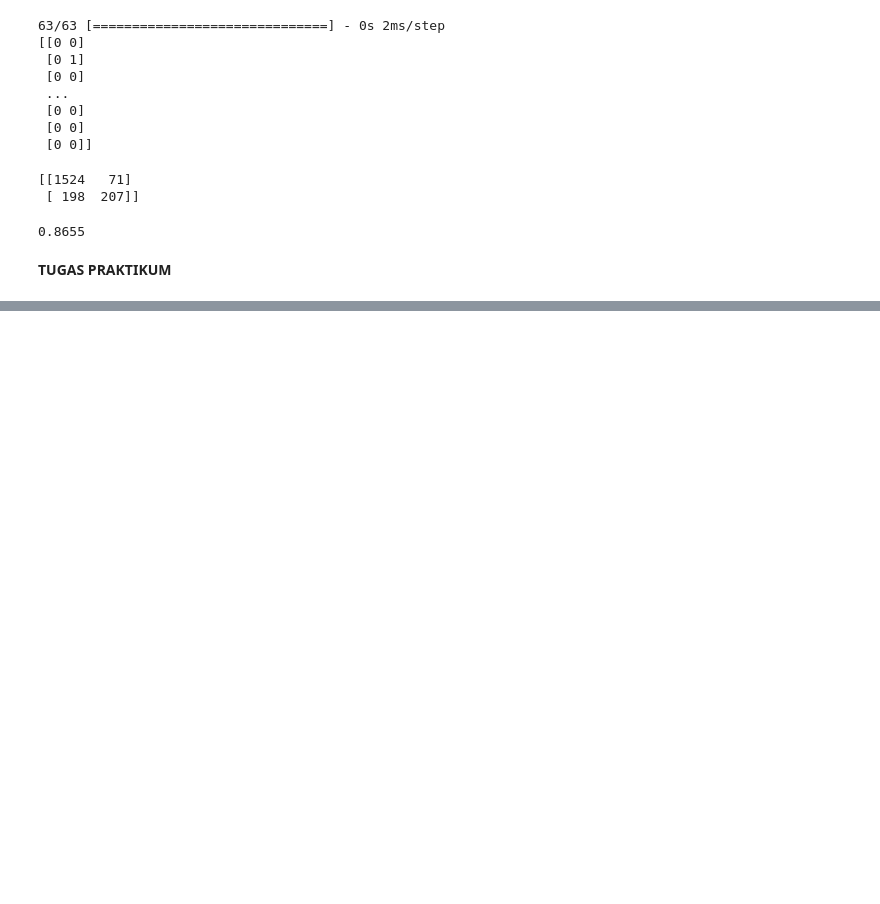
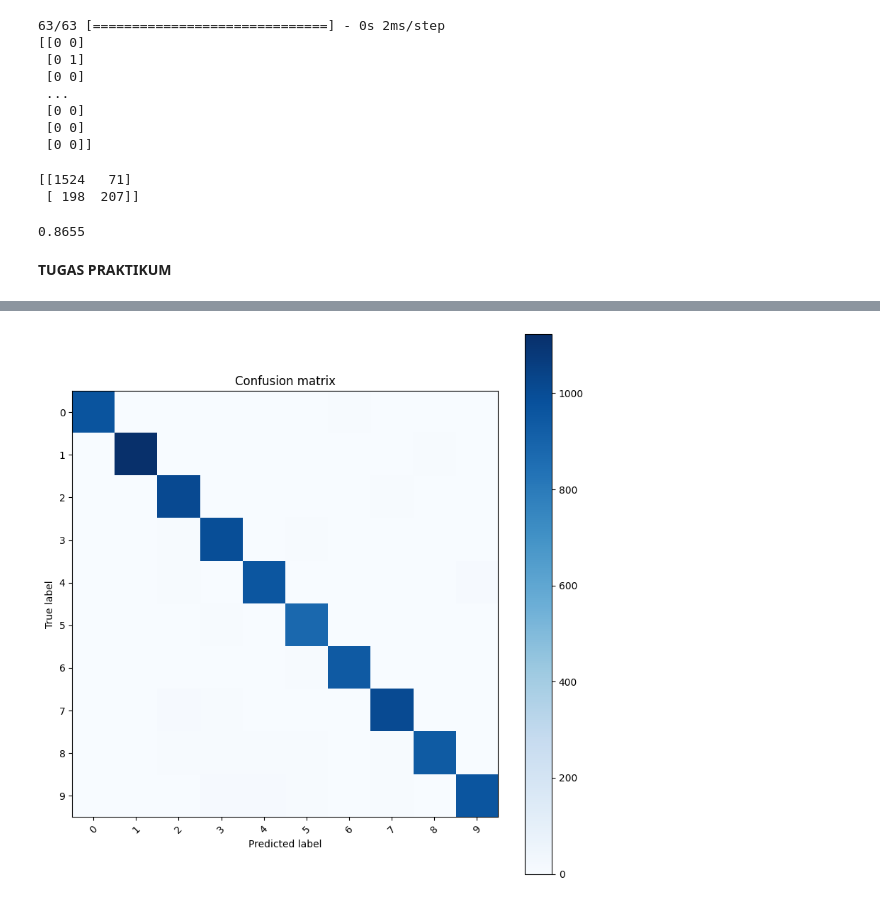
Before and after one commit to RIZKYANGKATA/MACHLEARN, a Jupyter notebook: Modul_9.ipynb, the cells around one changed output, grey strips where cells are left out. Saved outputs shown, nothing was run; the diff lists cells and outputs as text; code cells hidden in the pictures; blank space fills up the shorter version.

```diff
--- a/Modul_9.ipynb
+++ b/Modul_9.ipynb
@@ -292,0 +365,20 @@ accuracy_score(y_test, y_pred)
+# %%
+# Arsitektur ANN
+model = keras.Sequential([
+    keras.layers.Flatten(input_shape=(28, 28)),
+    keras.layers.Dense(128, activation='relu'),
+    keras.layers.Dropout(0.2),
+    keras.layers.Dense(10, activation='softmax')
+])
+
+# Kompilasi Model
+model.compile(optimizer='adam',
+              loss='sparse_categorical_crossentropy',
+              metrics=['accuracy'])
+
+# Pelatihan Model
+model.fit(train_images, train_labels, epochs=5)
+
+# Evaluasi Model
+test_loss, test_acc = model.evaluate(test_images,  test_labels, verbose=2)
+print('\nTest accuracy:', test_acc)
@@ -292,0 +399,22 @@ accuracy_score(y_test, y_pred)
+# %%
+# Prediksi
+predictions = model.predict(test_images)
+
+# Confusion Matrix
+def plot_confusion_matrix(cm, class_names):
+    plt.figure(figsize=(8, 8))
+    plt.imshow(cm, interpolation='nearest', cmap=plt.get_cmap('Blues'))
+    plt.title('Confusion matrix')
+    plt.colorbar()
+    tick_marks = np.arange(len(class_names))
+    plt.xticks(tick_marks, class_names, rotation=45)
+    plt.yticks(tick_marks, class_names)
+    plt.tight_layout()
+    plt.ylabel('True label')
+    plt.xlabel('Predicted label')
+    plt.show()
+
+test_predictions = np.argmax(predictions, axis=1)
+cm = confusion_matrix(test_labels, test_predictions)
+plot_confusion_matrix(cm, class_names=range(10))
+# %% [output]
@@ -292,0 +422 @@ accuracy_score(y_test, y_pred)
+[figure, added]
```
Also changed, not shown: parts of 10 cells of this notebook.
